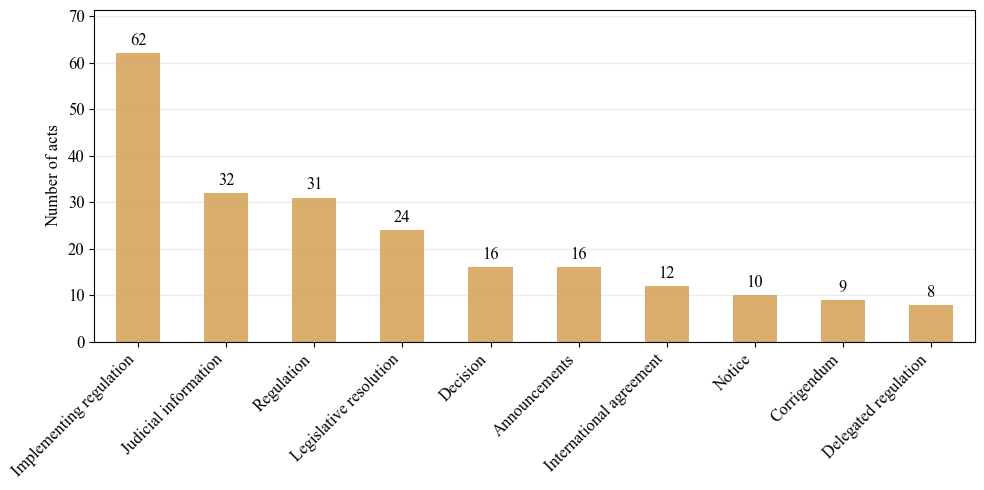
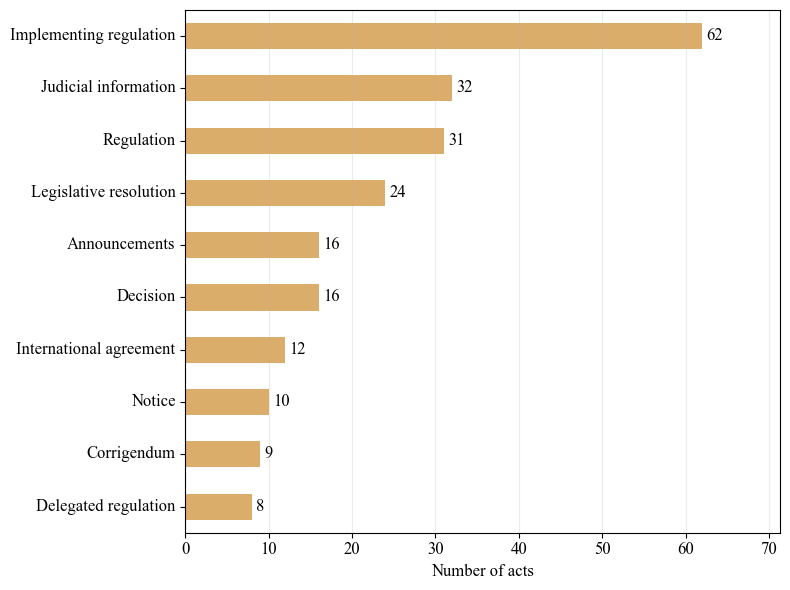
The change to this notebook cell's code, shown as a diff; its figure went from the first image to the second:
--- before
+++ after
@@ -12,26 +12,26 @@
 })
 
-# Plot the typology of acts mentioned in the title.
+# Plot the typology of acts mentioned in the title as horizontal bars.
 typology_column = "category_label" if "category_label" in acts_df.columns else "category_type"
-typology_counts = acts_df[typology_column].value_counts().sort_values(ascending=False)
+typology_counts = acts_df[typology_column].value_counts().sort_values(ascending=True)
 
-ax = typology_counts.plot(kind="bar", figsize=(10, 5), color="#DBAD6A")
+ax = typology_counts.plot(kind="barh", figsize=(8, 6), color="#DBAD6A")
 
-ax.set_xlabel("")
-ax.set_ylabel("Number of acts")
-ax.grid(axis="y", alpha=0.25)
+ax.set_ylabel("")
+ax.set_xlabel("Number of acts")
+ax.grid(axis="x", alpha=0.25)
 ax.tick_params(axis="both", labelsize=12)
-plt.xticks(rotation=45, ha="right")
-ax.set_ylim(0, typology_counts.max() * 1.15)
+plt.yticks(va="center")
+ax.set_xlim(0, typology_counts.max() * 1.15)
 
 for p in ax.patches:
-    height = p.get_height()
+    width = p.get_width()
     ax.annotate(
-        f'{int(height)}',
-        xy=(p.get_x() + p.get_width() / 2, height),
-        xytext=(0, 3),
+        f'{int(width)}',
+        xy=(width, p.get_y() + p.get_height() / 2),
+        xytext=(3, 0),
         textcoords="offset points",
-        ha='center',
-        va='bottom',
+        ha='left',
+        va='center',
         fontsize=12,
     )

Commit: chore: update notebook case 4